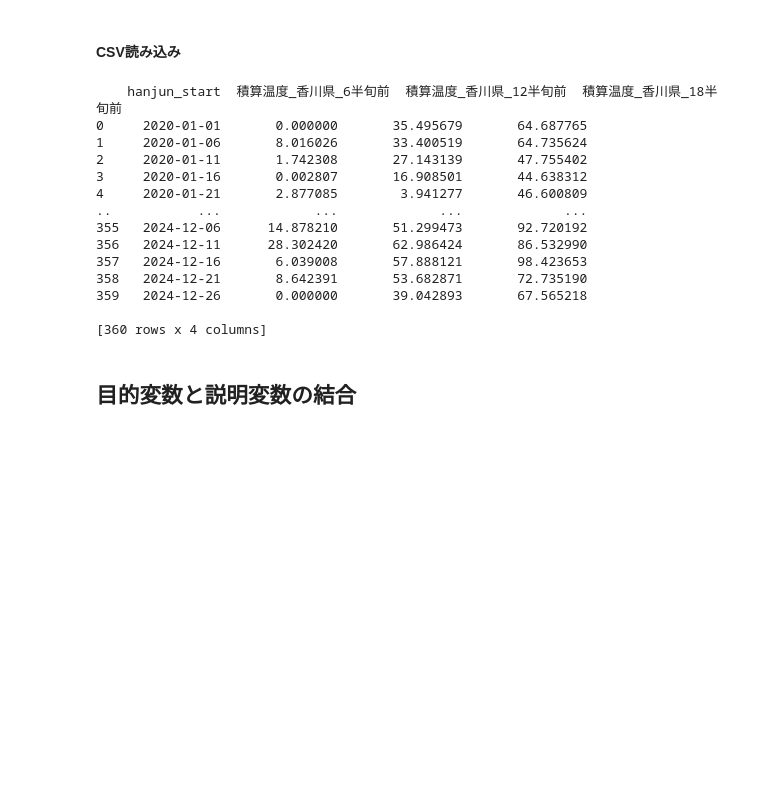
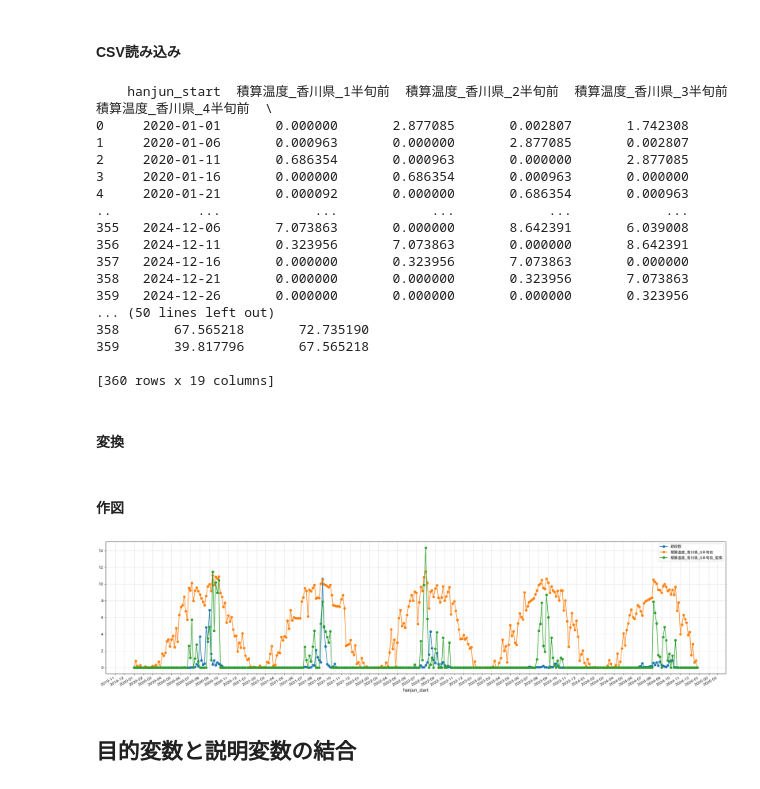
Before and after one commit to ShotaSasaki-HU/ASTRO-CAMP-2025, a Jupyter notebook: sarimax.ipynb, the cells around one changed output. Cells and saved outputs as stored; diff of their text form; code cells hidden in the pictures; blank space fills up the shorter version.

Commit message:
'積算温度_香川県_6半旬前_変換'

```diff
--- a/sarimax.ipynb
+++ b/sarimax.ipynb
@@ -1176,27 +1177,64 @@ path = (
     "/df_degree_days_%5B133.88869685989917,%2034.173065973257714,"
     "%20134.02820246756934,%2034.269391919955304%5D.csv"
 )
-df_degree_days = pd.read_csv(path, encoding="utf-8", header=0, index_col=0)
-df_degree_days['hanjun_start'] = pd.to_datetime(df_degree_days['hanjun_start'], errors="raise")
-
-df_degree_days_kagawa = df_degree_days[['hanjun_start', '積算温度_香川県_6半旬前', '積算温度_香川県_12半旬前', '積算温度_香川県_18半旬前']]
+df_degree_days_kagawa = pd.read_csv(path, encoding="utf-8", header=0, index_col=0)
+df_degree_days_kagawa['hanjun_start'] = pd.to_datetime(df_degree_days_kagawa['hanjun_start'], errors="raise")
 
 print(df_degree_days_kagawa)
 # %% [output]
-    hanjun_start  積算温度_香川県_6半旬前  積算温度_香川県_12半旬前  積算温度_香川県_18半旬前
-0     2020-01-01       0.000000       35.495679       64.687765
-1     2020-01-06       8.016026       33.400519       64.735624
-2     2020-01-11       1.742308       27.143139       47.755402
-3     2020-01-16       0.002807       16.908501       44.638312
-4     2020-01-21       2.877085        3.941277       46.600809
-..           ...            ...             ...             ...
-355   2024-12-06      14.878210       51.299473       92.720192
-356   2024-12-11      28.302420       62.986424       86.532990
-357   2024-12-16       6.039008       57.888121       98.423653
-358   2024-12-21       8.642391       53.682871       72.735190
-359   2024-12-26       0.000000       39.042893       67.565218
+    hanjun_start  積算温度_香川県_1半旬前  積算温度_香川県_2半旬前  積算温度_香川県_3半旬前  積算温度_香川県_4半旬前  \
+0     2020-01-01       0.000000       2.877085       0.002807       1.742308
+1     2020-01-06       0.000963       0.000000       2.877085       0.002807
+2     2020-01-11       0.686354       0.000963       0.000000       2.877085
+3     2020-01-16       0.000000       0.686354       0.000963       0.000000
+4     2020-01-21       0.000092       0.000000       0.686354       0.000963
+..           ...            ...            ...            ...            ...
+355   2024-12-06       7.073863       0.000000       8.642391       6.039008
+356   2024-12-11       0.323956       7.073863       0.000000       8.642391
+357   2024-12-16       0.000000       0.323956       7.073863       0.000000
+358   2024-12-21       0.000000       0.000000       0.323956       7.073863
+359   2024-12-26       0.000000       0.000000       0.000000       0.323956
+... (50 lines left out)
+358       67.565218       72.735190
+359       39.817796       67.565218
 
-[360 rows x 4 columns]
+[360 rows x 19 columns]
+# %% [markdown]
+#### 変換
+# %%
+df_degree_days_kagawa[f'積算温度_香川県_6半旬前_変換'] = df_degree_days_kagawa[f'積算温度_香川県_6半旬前'] * (df_degree_days_kagawa[f'積算温度_香川県_6半旬前'] - 90)
+df_degree_days_kagawa[f'積算温度_香川県_6半旬前_変換'] = df_degree_days_kagawa[f'積算温度_香川県_6半旬前_変換'].clip(lower=0) # 負の値は0へ置き換え
+# %% [markdown]
+#### 作図
+# %%
+fig, ax = plt.subplots(figsize=(24, 6))
+
+ax.plot(df_degree_days_kagawa['hanjun_start'], df_resp["kill_score"] / 250, marker='o', linestyle='-', label='誘殺数')
+ax.plot(df_degree_days_kagawa['hanjun_start'], df_degree_days_kagawa[f'積算温度_香川県_6半旬前'] / 10, marker='o', linestyle='-', label='積算温度_香川県_6半旬前')
+ax.plot(df_degree_days_kagawa['hanjun_start'], df_degree_days_kagawa[f'積算温度_香川県_6半旬前_変換'] / 200, marker='o', linestyle='-', label='積算温度_香川県_6半旬前_変換')
+
+# ax.set_title('NDVIの時系列変化', fontsize=16)
+ax.set_xlabel('hanjun_start', fontsize=12)
+# ax.set_ylabel('EVI', fontsize=12)
+ax.grid(True, linestyle='--', alpha=0.6)
+
+# X軸の日付フォーマットを見やすく設定
+# 月と日を表示するフォーマッタ
+ax.xaxis.set_major_formatter(mdates.DateFormatter('%Y-%m-%d'))
+# ラベルが重ならないように自動で回転
+fig.autofmt_xdate()
+
+# Y軸の範囲をNDVIの典型的な値に設定（任意）
+# ax.set_ylim(-5, 15)
+
+plt.gca().xaxis.set_major_locator(mdates.MonthLocator(interval=1))
+plt.gca().xaxis.set_major_formatter(mdates.DateFormatter("%Y-%m"))
+
+plt.legend()
+plt.tight_layout()
+plt.show()
+# %% [output]
+[figure, added]
 # %% [markdown]
 ## 目的変数と説明変数の結合
 # %% [markdown]
```
Also changed, not shown: parts of 2 cells of this notebook.
